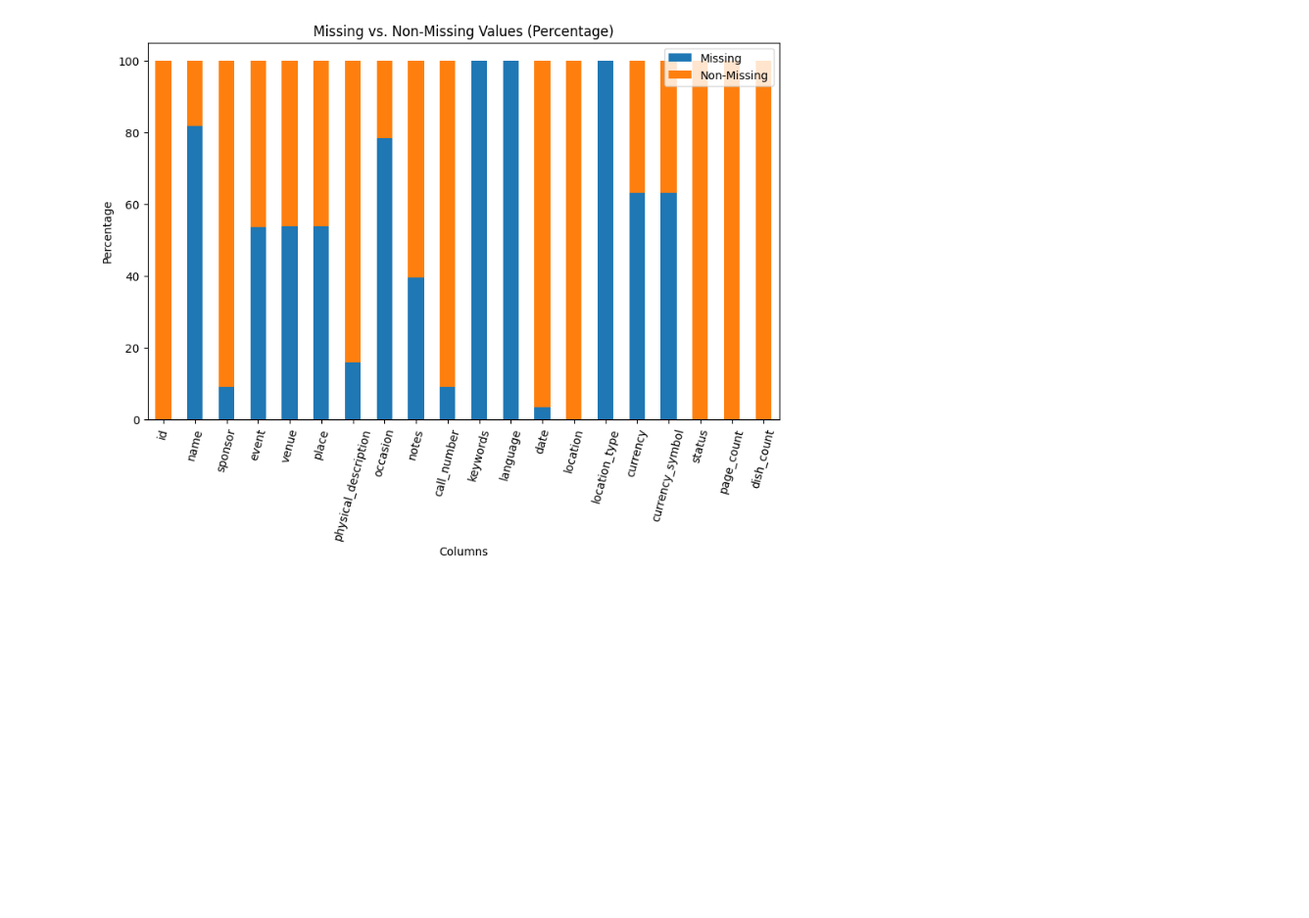
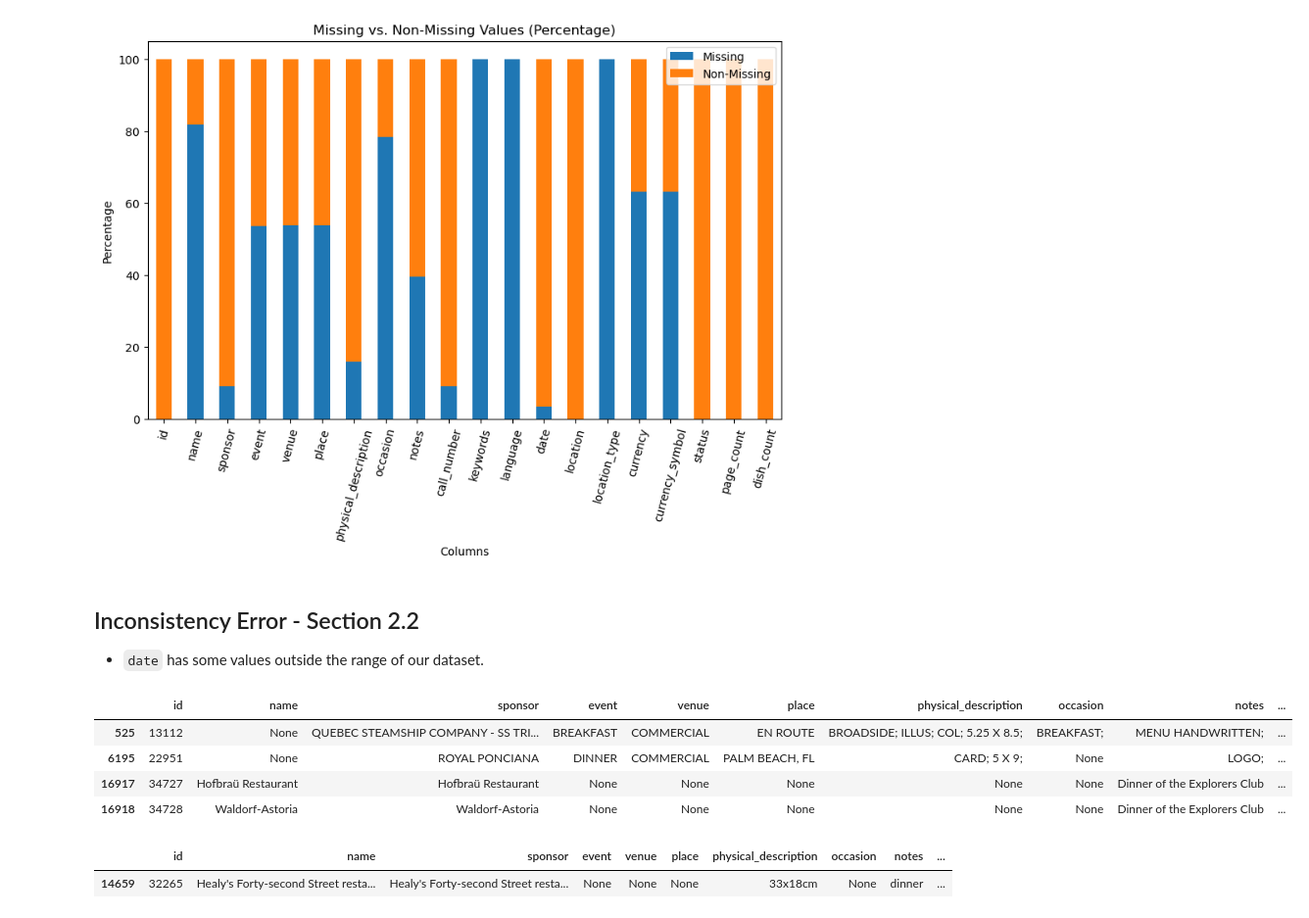
Before and after one commit to trish-le/NYPL-Data-Cleaning, a Jupyter notebook: Data Profiling/menu_summary.ipynb, the cells around one changed output. Shown at 98% size. Saved outputs shown, nothing was run; the diff lists cells and outputs as text; code cells hidden in the pictures; blank space fills up the shorter version.

Commit message:
Addded section 2.2 in menu_summary.ipynb

```diff
--- a/Data Profiling/menu_summary.ipynb
+++ b/Data Profiling/menu_summary.ipynb
@@ -97,3 +97,22 @@ plt.xticks(rotation=75)
 plt.show()
 # %% [output]
 [figure]
+# %% [markdown]
+## Inconsistency Error - Section 2.2
+
+* `date` has some values outside the range of our dataset.
+# %%
+df.loc[df['date'] < '1800-01-01']
+# %% [output]
+|  | id | name | sponsor | event | venue | place | physical_description | occasion | notes | ... |
+| 525 | 13112 | None | QUEBEC STEAMSHIP COMPANY - SS TRI... | BREAKFAST | COMMERCIAL | EN ROUTE | BROADSIDE; ILLUS; COL; 5.25 X 8.5; | BREAKFAST; | MENU HANDWRITTEN; | ... |
+| 6195 | 22951 | None | ROYAL PONCIANA | DINNER | COMMERCIAL | PALM BEACH, FL | CARD; 5 X 9; | None | LOGO; | ... |
+| 16917 | 34727 | Hofbraü Restaurant | Hofbraü Restaurant | None | None | None | None | None | Dinner of the Explorers Club | ... |
+| 16918 | 34728 | Waldorf-Astoria | Waldorf-Astoria | None | None | None | None | None | Dinner of the Explorers Club | ... |
+# %%
+# Based on when was the dataset uploaded to the box by our professor. April 22, 2021.
+# We gave a generous buffer zone in case the professor downloaded the dataset days before.
+df.loc[df['date'] > '2021-01-01']
+# %% [output]
+|  | id | name | sponsor | event | venue | place | physical_description | occasion | notes | ... |
+| 14659 | 32265 | Healy's Forty-second Street resta... | Healy's Forty-second Street resta... | None | None | None | 33x18cm | None | dinner | ... |
```
